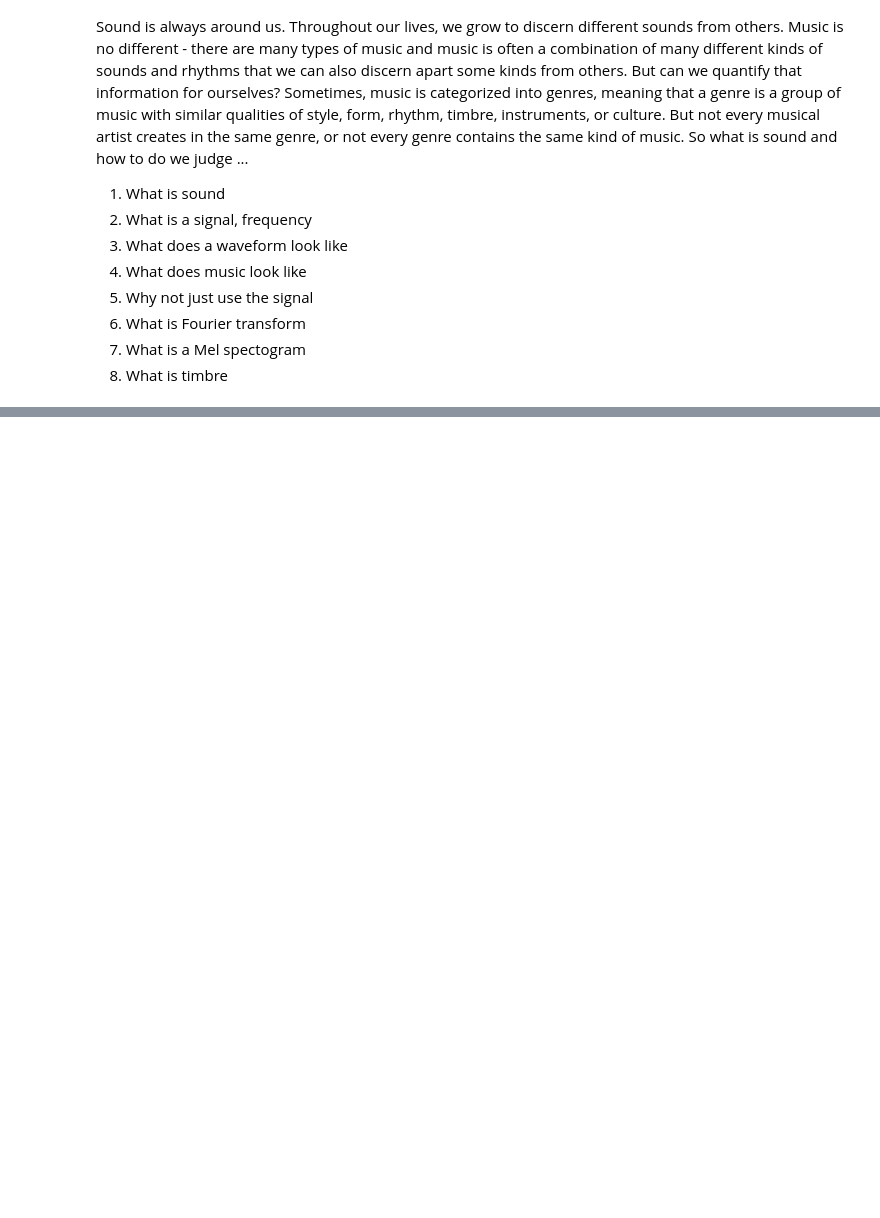
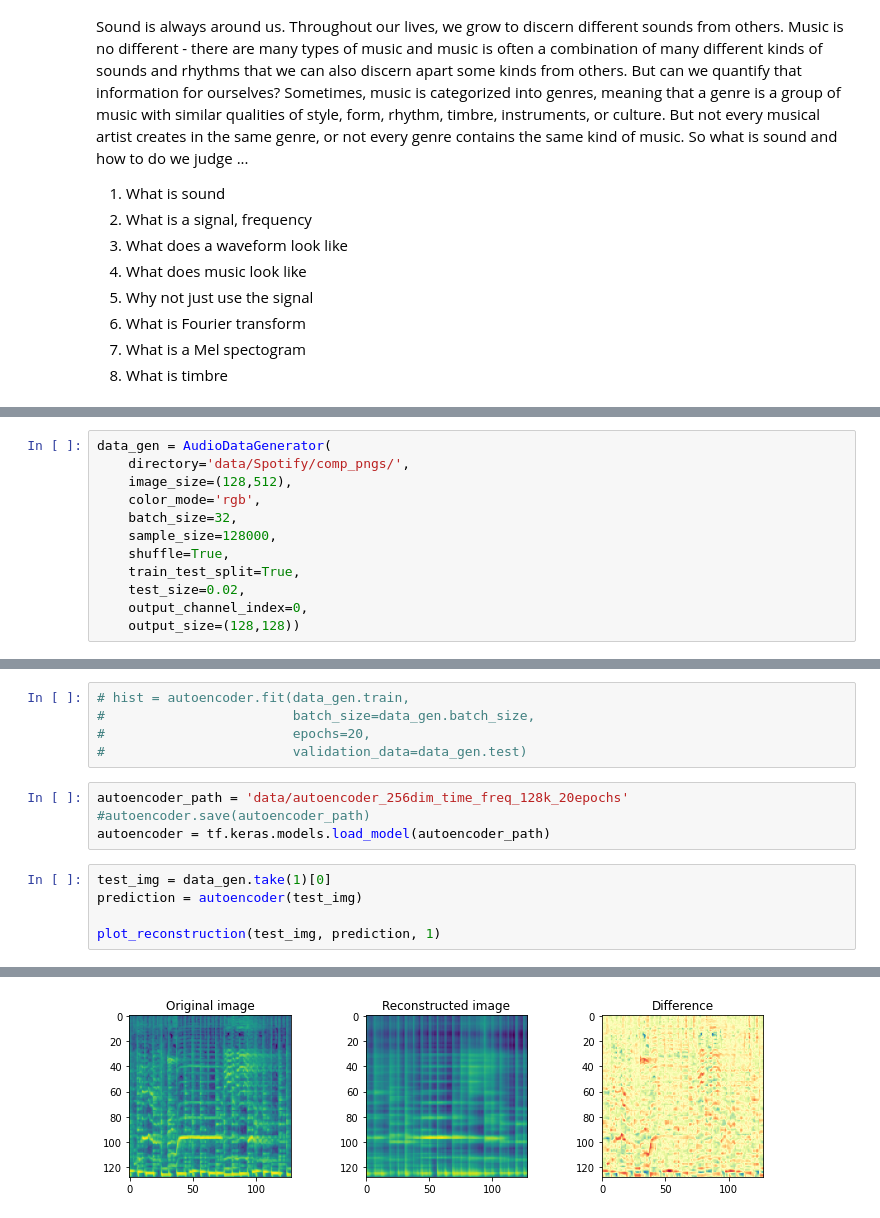
Before and after one commit to rollingstorms/Sound-Content-Music-Recommendation-System, a Jupyter notebook: Main Notebook.ipynb, the cells around one changed output, grey strips where cells are left out. Drawn from its saved outputs; the diff is of its cells as text; blank space fills up the shorter version.

```diff
--- a/Main Notebook.ipynb
+++ b/Main Notebook.ipynb
@@ -29,0 +44,12 @@ Steps of the project:
+# %%
+data_gen = AudioDataGenerator(
+    directory='data/Spotify/comp_pngs/',
+    image_size=(128,512),
+    color_mode='rgb',
+    batch_size=32,
+    sample_size=128000,
+    shuffle=True,
+    train_test_split=True,
+    test_size=0.02,
+    output_channel_index=0,
+    output_size=(128,128))
@@ -29,0 +198,15 @@ Steps of the project:
+# %%
+# hist = autoencoder.fit(data_gen.train,
+#                        batch_size=data_gen.batch_size,
+#                        epochs=20,
+#                        validation_data=data_gen.test)
+# %%
+autoencoder_path = 'data/autoencoder_256dim_time_freq_128k_20epochs'
+#autoencoder.save(autoencoder_path)
+autoencoder = tf.keras.models.load_model(autoencoder_path)
+# %%
+test_img = data_gen.take(1)[0]
+prediction = autoencoder(test_img)
+
+plot_reconstruction(test_img, prediction, 1)
+# %% [output]
@@ -29,0 +214 @@ Steps of the project:
+[figure, added]
```
Also changed, not shown: parts of 39 cells of this notebook, 17 other files.
